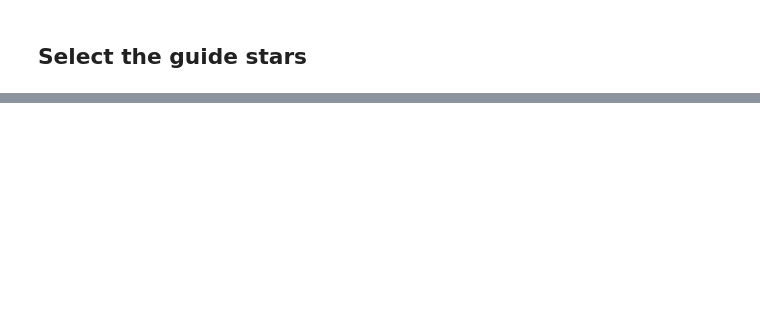
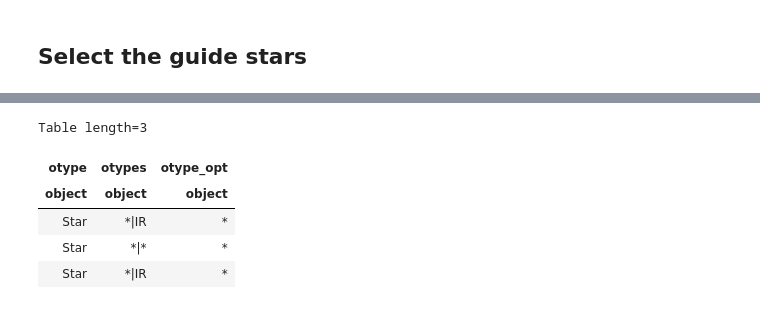
Before and after one commit to FBalzerMPE/aat_target_file_construction, a Jupyter notebook: 0_target_file_construction.ipynb, the cells around one changed output, grey strips where cells are left out. Saved outputs shown, nothing was run; the diff lists cells and outputs as text; code cells hidden in the pictures; blank space fills up the shorter version.

```diff
--- a/0_target_file_construction.ipynb
+++ b/0_target_file_construction.ipynb
@@ -41,20 +41,19 @@ For this script to work, the following packages need to be installed:
 # %%
 import numpy as np
 import matplotlib.pyplot as plt
-from astropy.table import Table
-import astropy.units as u
+from astropy.table import Table, Row
 from pathlib import Path
 from astropy.coordinates import SkyCoord
 import aat_clusters_scripts as acs
 
 
-ALL_MEMBERS = Table.read(acs.PATHS.members)
-CLUSTER_IDS = list(np.unique(ALL_MEMBERS["mem_match_id"]))
-ALL_MEMBERS.add_index("mem_match_id")
-
 ALL_CLUSTERS = Table.read(acs.PATHS.clusters)
+CLUSTER_IDS = list(np.unique(ALL_CLUSTERS["mem_match_id"]))
 ALL_CLUSTERS.add_index("mem_match_id")
 
-# Set up the main data structure as explained above:
-CLUSTER_INFO_DICT = {cluster_id: ALL_CLUSTERS.loc[cluster_id] for cluster_id in CLUSTER_IDS}
-CENTRE_POSITION_DICT = {cluster_id: CLUSTER_INFO_DICT[cluster_id][["ra_corr", "dec_corr"]] for cluster_id in CLUSTER_IDS}
+def init_container_from_cluster(cluster: Row) -> acs.TargetContainer:
+    cluster_id, ra, dec = cluster[["mem_match_id", "ra_corr", "dec_corr"]]
+    return acs.TargetContainer(cluster_id, ra, dec)
+
+TARGET_CONTAINERS = [init_container_from_cluster(cluster) for cluster in ALL_CLUSTERS]
+TARGET_CONTAINERS
@@ -224,0 +151,13 @@ Text(0.5, 1.0, 'Sky fibres in relation to the clusters')
+# %%
+stars = ["*", "HB*", "Ae*", "Em*", "Be*", "BS*",
+                 "RG*", "AB*", "C*", "S*", "sg*", "s*r", "s*y", "HS*"]
+np.isin(TARGET_CONTAINERS[0].guide_stars["otype"], stars)
+TARGET_CONTAINERS[1].guide_stars[["otype", "otypes", "otype_opt"]][:3]
+# ! Talk to Mara about differences in selection!
+# %% [output]
+Table length=3
+| otype | otypes | otype_opt |
+| object | object | object |
+| Star | *|IR | * |
+| Star | *|* | * |
+| Star | *|IR | * |
```
Also changed, not shown: parts of 18 cells of this notebook, 5 other files.
